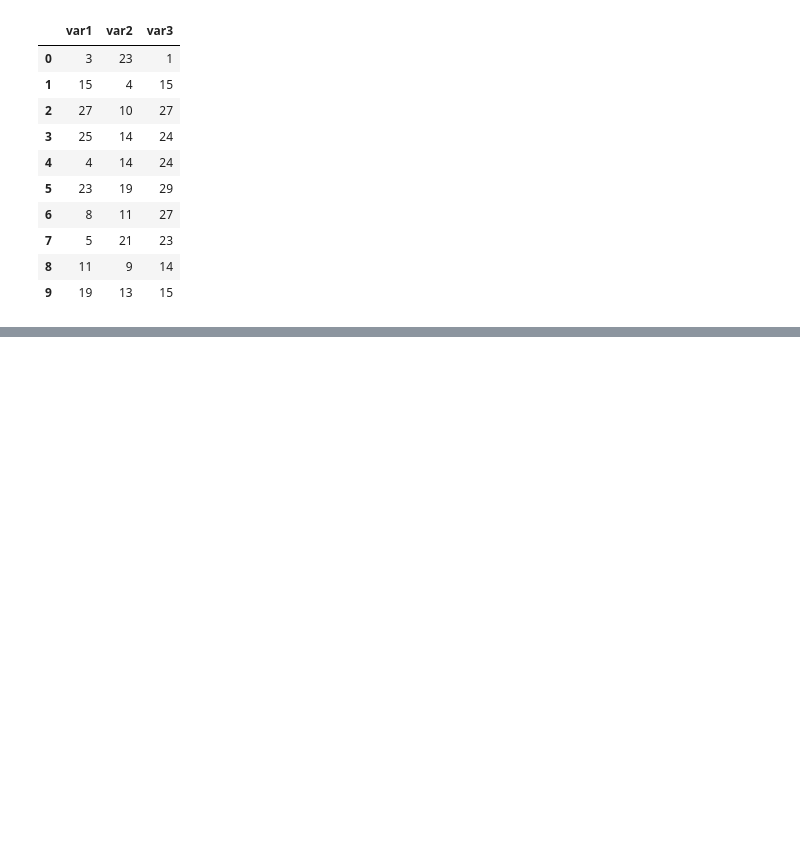
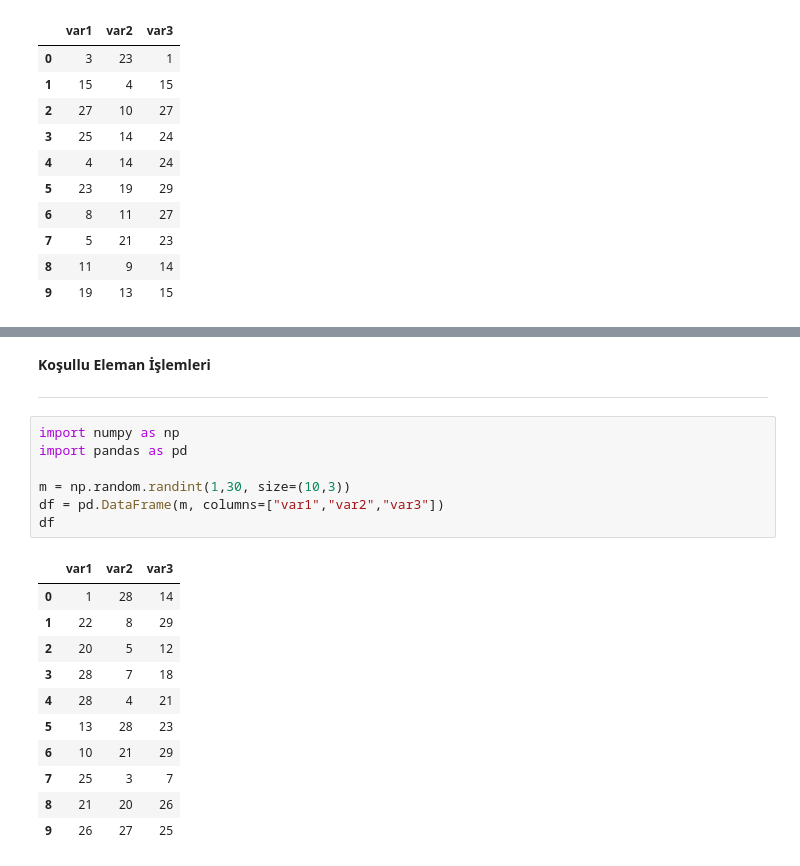
Before and after one commit to bilgekul/Veri-Manipulasyonu, a Jupyter notebook: veri_manipulasyonu_pandas.ipynb, the cells around one changed output, grey strips where cells are left out. Cells and saved outputs as stored; diff of their text form; blank space fills up the shorter version.

```diff
--- a/veri_manipulasyonu_pandas.ipynb
+++ b/veri_manipulasyonu_pandas.ipynb
@@ -466,0 +519,22 @@ df
+# %% [markdown]
+**Koşullu Eleman İşlemleri**
+* **
+# %%
+import numpy as np
+import pandas as pd
+
+m = np.random.randint(1,30, size=(10,3))
+df = pd.DataFrame(m, columns=["var1","var2","var3"])
+df
+# %% [output]
+|  | var1 | var2 | var3 |
+| 0 | 1 | 28 | 14 |
+| 1 | 22 | 8 | 29 |
+| 2 | 20 | 5 | 12 |
+| 3 | 28 | 7 | 18 |
+| 4 | 28 | 4 | 21 |
+| 5 | 13 | 28 | 23 |
+| 6 | 10 | 21 | 29 |
+| 7 | 25 | 3 | 7 |
+| 8 | 21 | 20 | 26 |
+| 9 | 26 | 27 | 25 |
```
Also changed, not shown: parts of 34 cells of this notebook.
